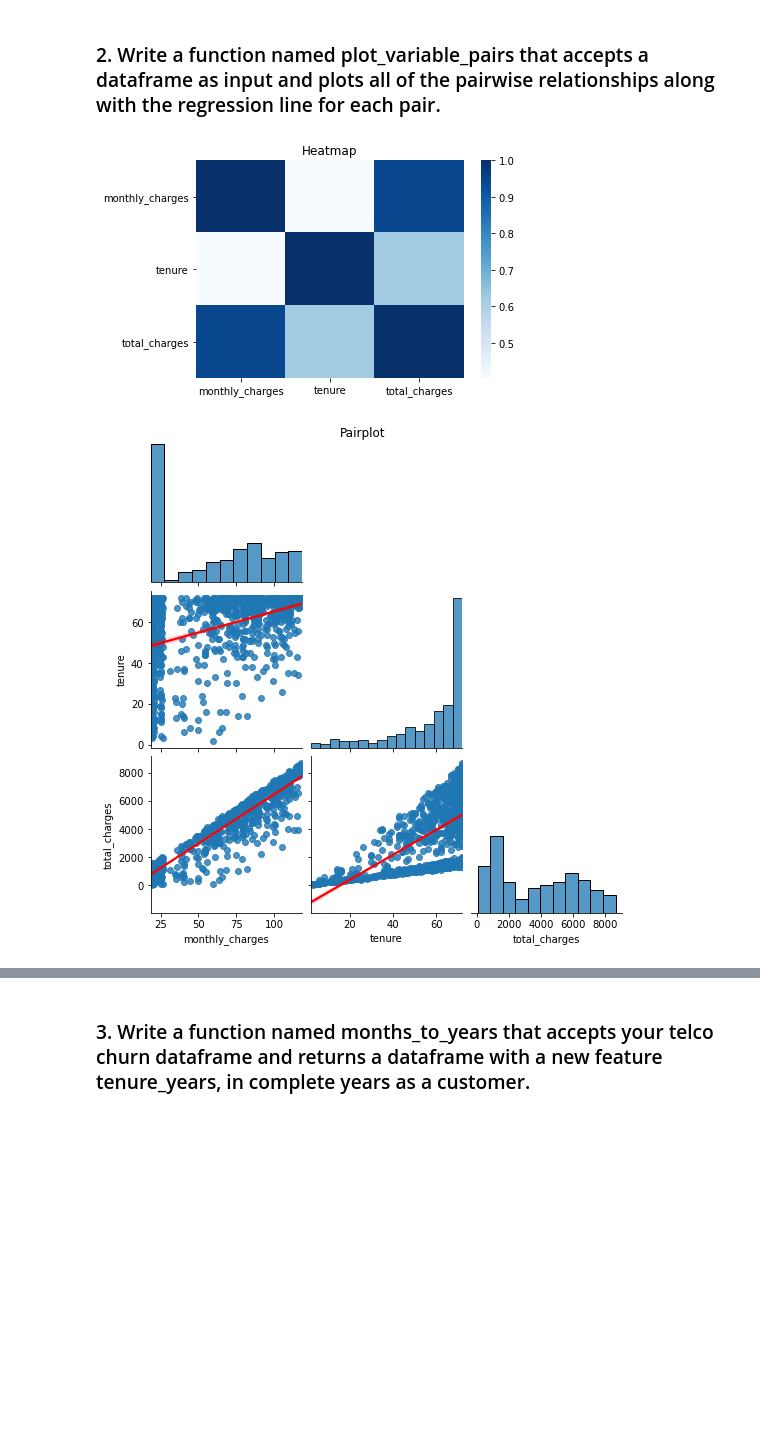
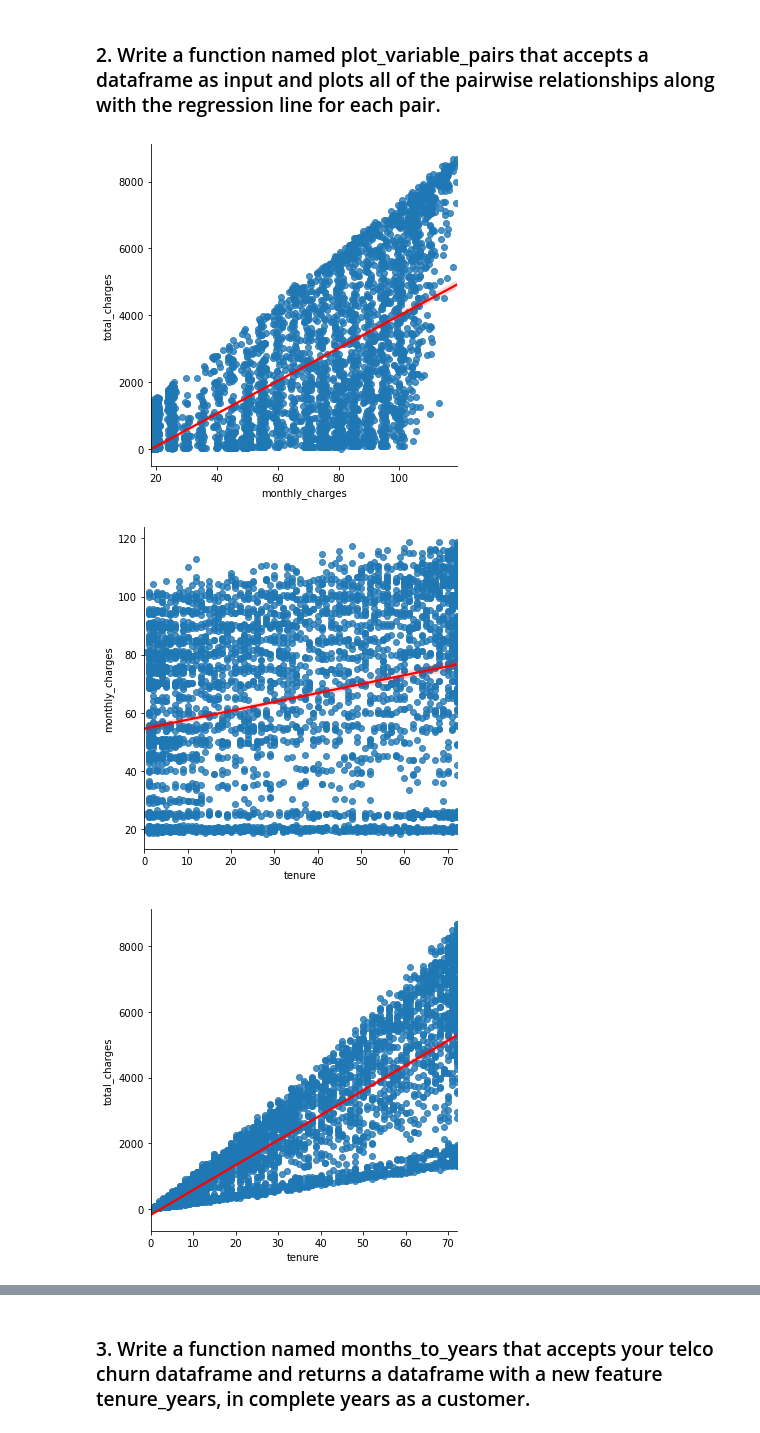
Before and after one commit to JeanetteSchulz/regression-exercises, a Jupyter notebook: explore.ipynb, the cells around one changed output, grey strips where cells are left out. Cells and saved outputs as stored; diff of their text form; code cells hidden in the pictures; blank space fills up the shorter version.

```diff
--- a/explore.ipynb
+++ b/explore.ipynb
@@ -60,5 +66,9 @@ def plot_variable_pairs(df):
-# %%
- plot_variable_pairs(telco_train)
-# %% [output]
-[figure, removed]
-[figure, removed]
+# %%
+# I'm gonna look at some plots for continuous features
+sns.lmplot(data=train, x='monthly_charges', y='total_charges', line_kws={'color':'red'})
+sns.lmplot(data=train, x='tenure', y='monthly_charges', line_kws={'color':'red'})
+sns.lmplot(data=train, x='tenure', y='total_charges', line_kws={'color':'red'});
+# %% [output]
+[figure, added]
+[figure, added]
+[figure, added]
```
Also changed, not shown: parts of 25 cells of this notebook, 2 other files.
